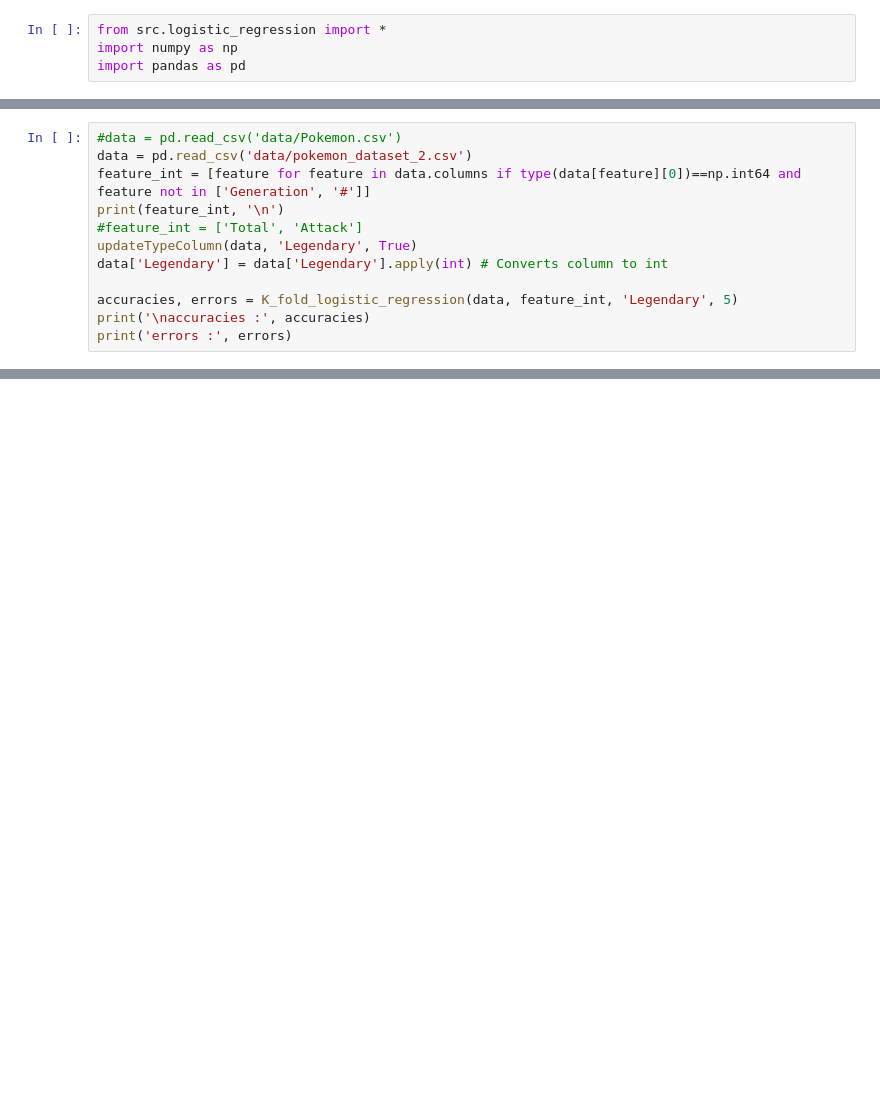
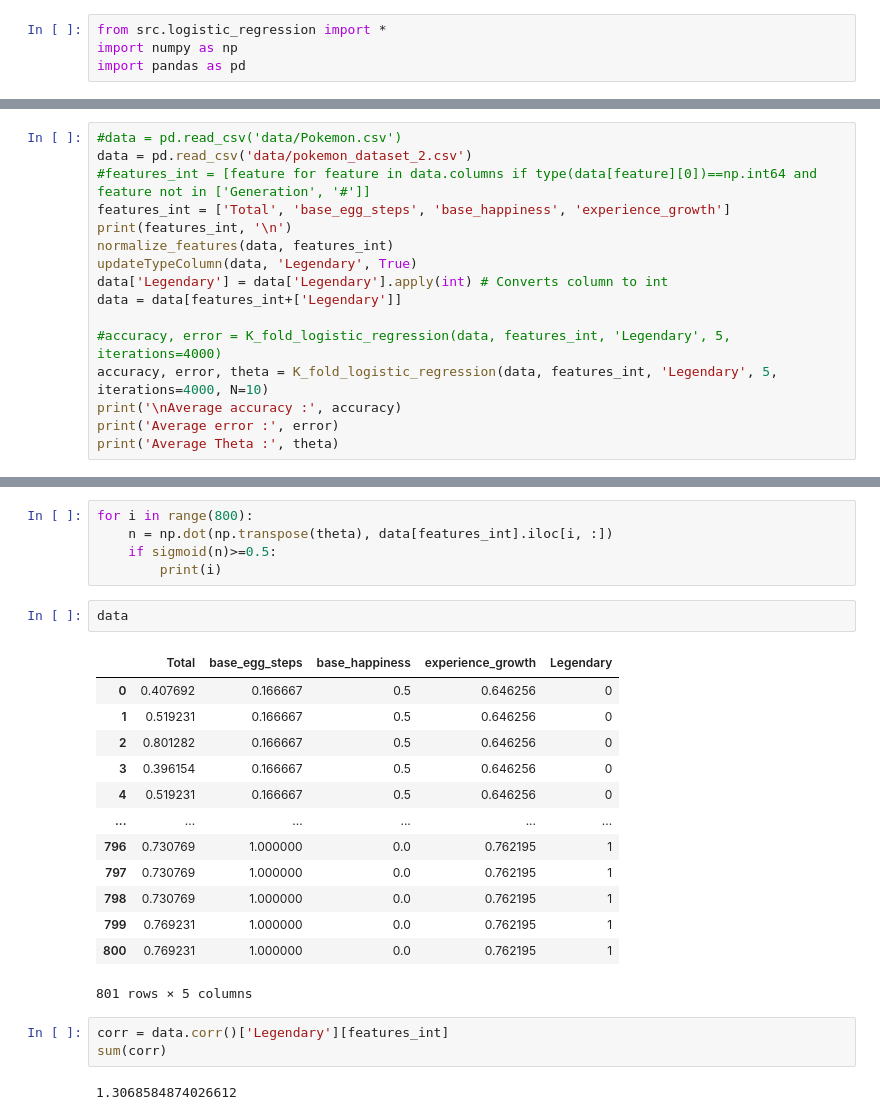
Before and after one commit to LiamLeGoffic/SPLEX_Project, a Jupyter notebook: TEST.ipynb, the cells around one changed output, grey strips where cells are left out. Saved outputs shown, nothing was run; the diff lists cells and outputs as text; blank space fills up the shorter version.

```diff
--- a/TEST.ipynb
+++ b/TEST.ipynb
@@ -285,13 +292,17 @@ import pandas as pd
 # %%
 #data = pd.read_csv('data/Pokemon.csv')
 data = pd.read_csv('data/pokemon_dataset_2.csv')
-feature_int = [feature for feature in data.columns if type(data[feature][0])==np.int64 and feature not in ['Generation', '#']]
-print(feature_int, '\n')
-#feature_int = ['Total', 'Attack']
+#features_int = [feature for feature in data.columns if type(data[feature][0])==np.int64 and feature not in ['Generation', '#']]
+features_int = ['Total', 'base_egg_steps', 'base_happiness', 'experience_growth']
+print(features_int, '\n')
+normalize_features(data, features_int)
 updateTypeColumn(data, 'Legendary', True)
 data['Legendary'] = data['Legendary'].apply(int) # Converts column to int
+data = data[features_int+['Legendary']]
 
-accuracies, errors = K_fold_logistic_regression(data, feature_int, 'Legendary', 5)
-print('\naccuracies :', accuracies)
-print('errors :', errors)
+#accuracy, error = K_fold_logistic_regression(data, features_int, 'Legendary', 5, iterations=4000)
+accuracy, error, theta = K_fold_logistic_regression(data, features_int, 'Legendary', 5, iterations=4000, N=10)
+print('\nAverage accuracy :', accuracy)
+print('Average error :', error)
+print('Average Theta :', theta)
 # %% [output]
@@ -321,0 +332,26 @@ errors : [0.03749999999999998, 0.09999999999999998, 0.06874999999999998, 0.09375
+# %%
+for i in range(800):
+    n = np.dot(np.transpose(theta), data[features_int].iloc[i, :])
+    if sigmoid(n)>=0.5:
+        print(i)
+# %%
+data
+# %% [output]
+|  | Total | base_egg_steps | base_happiness | experience_growth | Legendary |
+| 0 | 0.407692 | 0.166667 | 0.5 | 0.646256 | 0 |
+| 1 | 0.519231 | 0.166667 | 0.5 | 0.646256 | 0 |
+| 2 | 0.801282 | 0.166667 | 0.5 | 0.646256 | 0 |
+| 3 | 0.396154 | 0.166667 | 0.5 | 0.646256 | 0 |
+| 4 | 0.519231 | 0.166667 | 0.5 | 0.646256 | 0 |
+| ... | ... | ... | ... | ... | ... |
+| 796 | 0.730769 | 1.000000 | 0.0 | 0.762195 | 1 |
+| 797 | 0.730769 | 1.000000 | 0.0 | 0.762195 | 1 |
+| 798 | 0.730769 | 1.000000 | 0.0 | 0.762195 | 1 |
+| 799 | 0.769231 | 1.000000 | 0.0 | 0.762195 | 1 |
+| 800 | 0.769231 | 1.000000 | 0.0 | 0.762195 | 1 |
+801 rows × 5 columns
+# %%
+corr = data.corr()['Legendary'][features_int]
+sum(corr)
+# %% [output]
+1.3068584874026612
```
Also changed, not shown: parts of 7 cells of this notebook.
